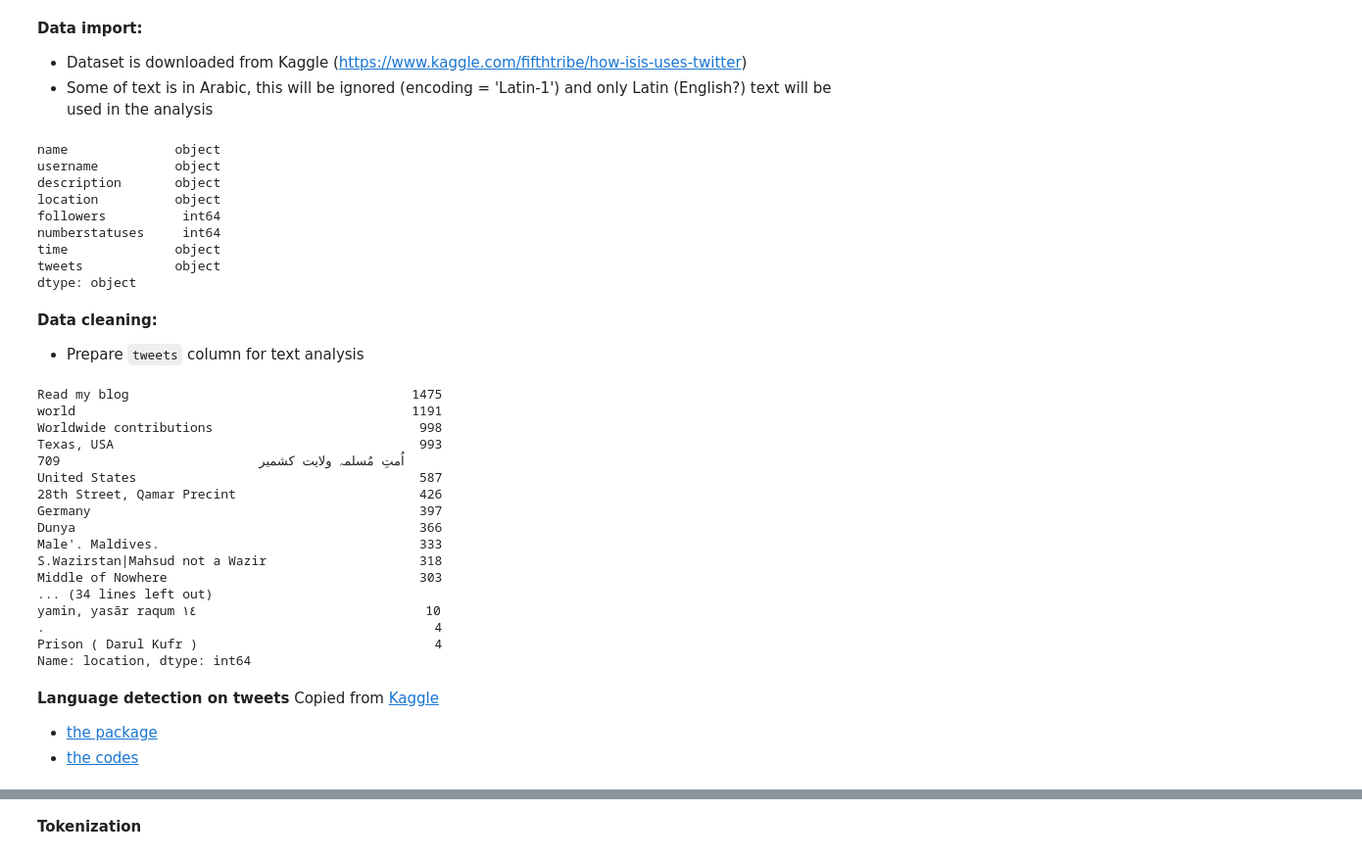
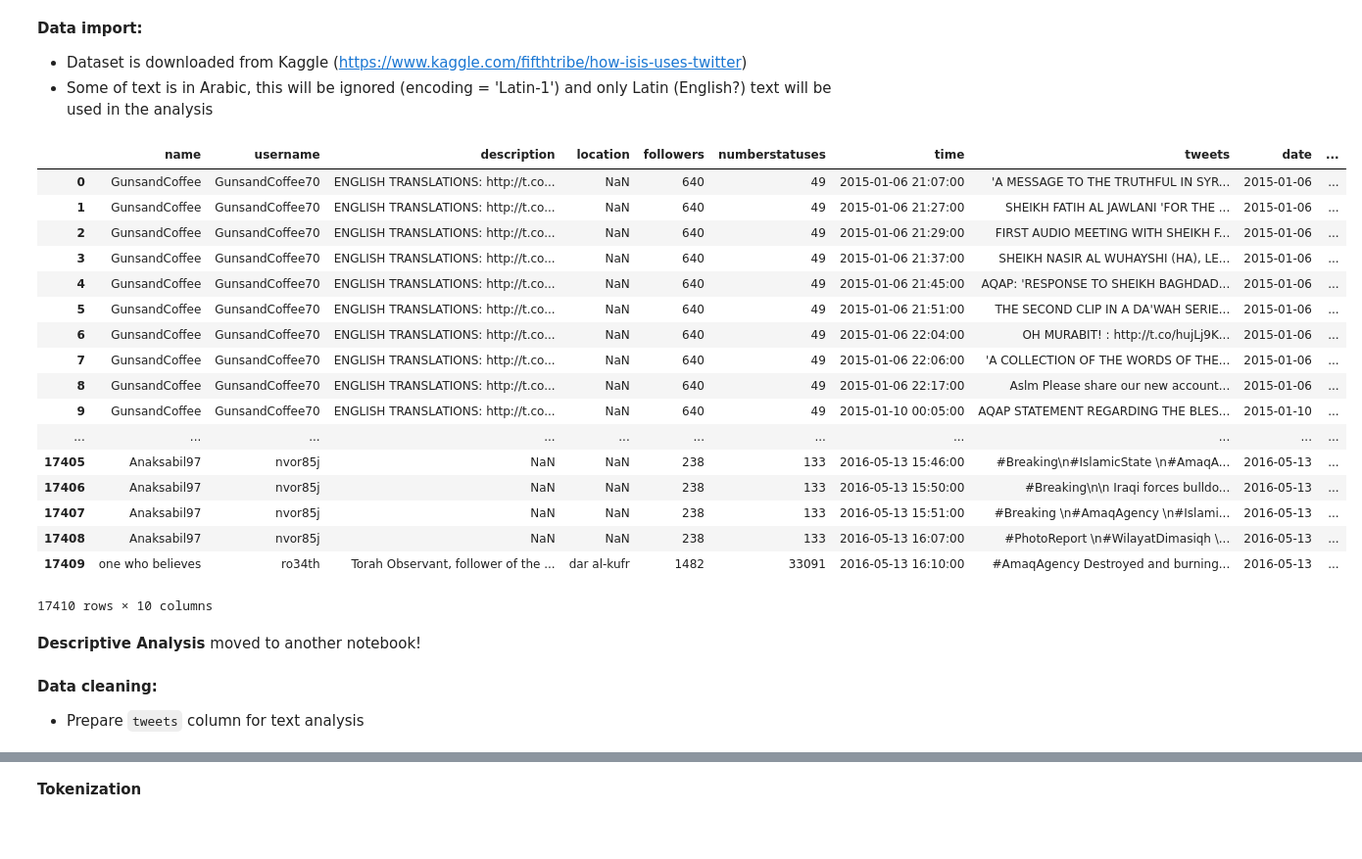
Before and after one commit to zeyuuu/Project, a Jupyter notebook: 190503_ExamProject_#1Script_cleaning.ipynb, the cells around one changed output, grey strips where cells are left out. Shown: that part at 98% size. Saved outputs shown, nothing was run; the diff lists cells and outputs as text; code cells hidden in the pictures; blank space fills up the shorter version.

```diff
--- a/190503_ExamProject_#1Script_cleaning.ipynb
+++ b/190503_ExamProject_#1Script_cleaning.ipynb
@@ -16,40 +22,30 @@ import matplotlib.pyplot as plt
 **Data import:**
 - Dataset is downloaded from Kaggle (https://www.kaggle.com/fifthtribe/how-isis-uses-twitter)
 - Some of text is in Arabic, this will be ignored (encoding = 'Latin-1') and only Latin (English?) text will be used in the analysis
-# %%
-data = pd.read_csv('tweets_1.csv')
-data.head()
-data.dtypes
-# %% [output]
-name              object
-username          object
-description       object
-location          object
-followers          int64
-numberstatuses     int64
-time              object
-tweets            object
-dtype: object
+# %%
+df = read_tweets('tweets_1.csv')
+df
+# %% [output]
+|  | name | username | description | location | followers | numberstatuses | time | tweets | date | ... |
+| 0 | GunsandCoffee | GunsandCoffee70 | ENGLISH TRANSLATIONS: http://t.co... | NaN | 640 | 49 | 2015-01-06 21:07:00 | 'A MESSAGE TO THE TRUTHFUL IN SYR... | 2015-01-06 | ... |
+| 1 | GunsandCoffee | GunsandCoffee70 | ENGLISH TRANSLATIONS: http://t.co... | NaN | 640 | 49 | 2015-01-06 21:27:00 | SHEIKH FATIH AL JAWLANI 'FOR THE ... | 2015-01-06 | ... |
+| 2 | GunsandCoffee | GunsandCoffee70 | ENGLISH TRANSLATIONS: http://t.co... | NaN | 640 | 49 | 2015-01-06 21:29:00 | FIRST AUDIO MEETING WITH SHEIKH F... | 2015-01-06 | ... |
+| 3 | GunsandCoffee | GunsandCoffee70 | ENGLISH TRANSLATIONS: http://t.co... | NaN | 640 | 49 | 2015-01-06 21:37:00 | SHEIKH NASIR AL WUHAYSHI (HA), LE... | 2015-01-06 | ... |
+| 4 | GunsandCoffee | GunsandCoffee70 | ENGLISH TRANSLATIONS: http://t.co... | NaN | 640 | 49 | 2015-01-06 21:45:00 | AQAP: 'RESPONSE TO SHEIKH BAGHDAD... | 2015-01-06 | ... |
+| 5 | GunsandCoffee | GunsandCoffee70 | ENGLISH TRANSLATIONS: http://t.co... | NaN | 640 | 49 | 2015-01-06 21:51:00 | THE SECOND CLIP IN A DA'WAH SERIE... | 2015-01-06 | ... |
+| 6 | GunsandCoffee | GunsandCoffee70 | ENGLISH TRANSLATIONS: http://t.co... | NaN | 640 | 49 | 2015-01-06 22:04:00 | OH MURABIT! : http://t.co/hujLj9K... | 2015-01-06 | ... |
+| 7 | GunsandCoffee | GunsandCoffee70 | ENGLISH TRANSLATIONS: http://t.co... | NaN | 640 | 49 | 2015-01-06 22:06:00 | 'A COLLECTION OF THE WORDS OF THE... | 2015-01-06 | ... |
+| 8 | GunsandCoffee | GunsandCoffee70 | ENGLISH TRANSLATIONS: http://t.co... | NaN | 640 | 49 | 2015-01-06 22:17:00 | Aslm Please share our new account... | 2015-01-06 | ... |
+| 9 | GunsandCoffee | GunsandCoffee70 | ENGLISH TRANSLATIONS: http://t.co... | NaN | 640 | 49 | 2015-01-10 00:05:00 | AQAP STATEMENT REGARDING THE BLES... | 2015-01-10 | ... |
+| ... | ... | ... | ... | ... | ... | ... | ... | ... | ... | ... |
+| 17405 | Anaksabil97 | nvor85j | NaN | NaN | 238 | 133 | 2016-05-13 15:46:00 | #Breaking\n#IslamicState \n#AmaqA... | 2016-05-13 | ... |
+| 17406 | Anaksabil97 | nvor85j | NaN | NaN | 238 | 133 | 2016-05-13 15:50:00 | #Breaking\n\n Iraqi forces bulldo... | 2016-05-13 | ... |
+| 17407 | Anaksabil97 | nvor85j | NaN | NaN | 238 | 133 | 2016-05-13 15:51:00 | #Breaking \n#AmaqAgency \n#Islami... | 2016-05-13 | ... |
+| 17408 | Anaksabil97 | nvor85j | NaN | NaN | 238 | 133 | 2016-05-13 16:07:00 | #PhotoReport \n#WilayatDimasiqh \... | 2016-05-13 | ... |
+| 17409 | one who believes | ro34th | Torah Observant, follower of the ... | dar al-kufr | 1482 | 33091 | 2016-05-13 16:10:00 | #AmaqAgency Destroyed and burning... | 2016-05-13 | ... |
+17410 rows × 10 columns
+# %% [markdown]
+**Descriptive Analysis** moved to another notebook!
 # %% [markdown]
 **Data cleaning:**
 - Prepare `tweets` column for text analysis
-# %%
-print(data.location.value_counts())  # Funny entries, I think :)
-# %% [output]
-Read my blog                                     1475
-world                                            1191
-Worldwide contributions                           998
-Texas, USA                                        993
-اُمتِ مُسلمہ ولایت کشمیر                          709
-United States                                     587
-28th Street, Qamar Precint                        426
-Germany                                           397
-Dunya                                             366
-Male'. Maldives.                                  333
-S.Wazirstan|Mahsud not a Wazir                    318
-Middle of Nowhere                                 303
-... (34 lines left out)
-yamin, yasār raqum ١٤                              10
-.                                                   4
-Prison ( Darul Kufr )                               4
-Name: location, dtype: int64
@@ -59,5 +51,0 @@ data['time'] = pd.to_datetime(data.time)
-# %% [markdown]
-**Language detection on tweets**
-Copied from [Kaggle](https://www.kaggle.com/mrisdal/most-commonly-used-natural-languages)
-- [the package](https://github.com/saffsd/langid.py)
-- [the codes](https://en.wikipedia.org/wiki/List_of_ISO_639-1_codes)
```
Also changed, not shown: parts of 4 cells of this notebook, 3 other files.
